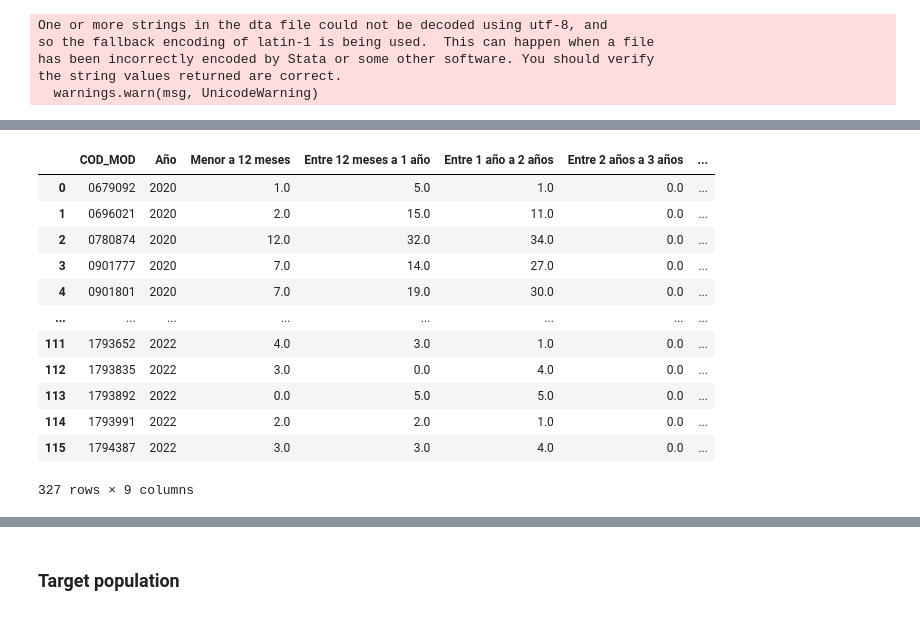
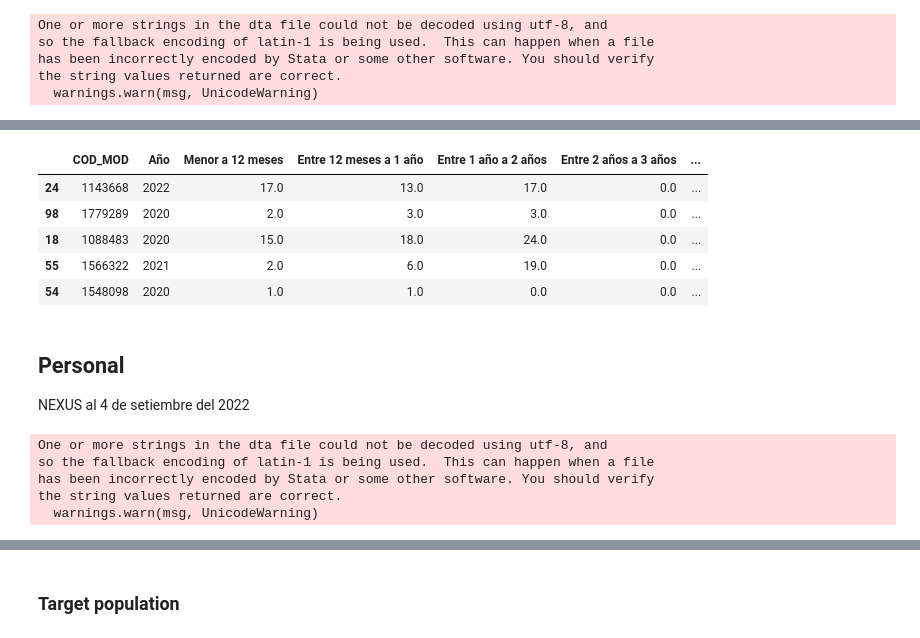
Before and after one commit to hugoferquiroz/Brecha-PRITE, a Jupyter notebook: scripts/calculo de la brecha.ipynb, the cells around one changed output, grey strips where cells are left out. Cells and saved outputs as stored; diff of their text form; code cells hidden in the pictures.

Commit message:
Construccion del personal
Construccion del personal

```diff
--- a/scripts/calculo de la brecha.ipynb
+++ b/scripts/calculo de la brecha.ipynb
@@ -74,18 +76,11 @@ matricula = matricula[columnas_ordenadas]
     ## Imputo 0 a los missing\
 matricula.fillna(0,inplace=True)
 # %%
-matricula
+matricula.sample(5)
 # %% [output]
 |  | COD_MOD | Año | Menor a 12 meses | Entre 12 meses a 1 año | Entre 1 año a 2 años | Entre 2 años a 3 años | ... |
-| 0 | 0679092 | 2020 | 1.0 | 5.0 | 1.0 | 0.0 | ... |
-| 1 | 0696021 | 2020 | 2.0 | 15.0 | 11.0 | 0.0 | ... |
-| 2 | 0780874 | 2020 | 12.0 | 32.0 | 34.0 | 0.0 | ... |
-| 3 | 0901777 | 2020 | 7.0 | 14.0 | 27.0 | 0.0 | ... |
-| 4 | 0901801 | 2020 | 7.0 | 19.0 | 30.0 | 0.0 | ... |
-| ... | ... | ... | ... | ... | ... | ... | ... |
-| 111 | 1793652 | 2022 | 4.0 | 3.0 | 1.0 | 0.0 | ... |
-| 112 | 1793835 | 2022 | 3.0 | 0.0 | 4.0 | 0.0 | ... |
-| 113 | 1793892 | 2022 | 0.0 | 5.0 | 5.0 | 0.0 | ... |
-| 114 | 1793991 | 2022 | 2.0 | 2.0 | 1.0 | 0.0 | ... |
-| 115 | 1794387 | 2022 | 3.0 | 3.0 | 4.0 | 0.0 | ... |
+| 24 | 1143668 | 2022 | 17.0 | 13.0 | 17.0 | 0.0 | ... |
+| 98 | 1779289 | 2020 | 2.0 | 3.0 | 3.0 | 0.0 | ... |
+| 18 | 1088483 | 2020 | 15.0 | 18.0 | 24.0 | 0.0 | ... |
+| 55 | 1566322 | 2021 | 2.0 | 6.0 | 19.0 | 0.0 | ... |
+| 54 | 1548098 | 2020 | 1.0 | 1.0 | 0.0 | 0.0 | ... |
-327 rows × 9 columns
@@ -93,0 +87,13 @@ matricula
+# %% [markdown]
+## Personal
+
+NEXUS al 4 de setiembre del 2022
+# %%
+# Importo la base de datos
+nexus = pd.read_stata(data/r'Nexus\\2022\\nexus_35sira.dta')
+# %% [output]
+One or more strings in the dta file could not be decoded using utf-8, and
+so the fallback encoding of latin-1 is being used.  This can happen when a file
+has been incorrectly encoded by Stata or some other software. You should verify
+the string values returned are correct.
+  warnings.warn(msg, UnicodeWarning)
```
Also changed, not shown: parts of 18 cells of this notebook, 3 other files.
